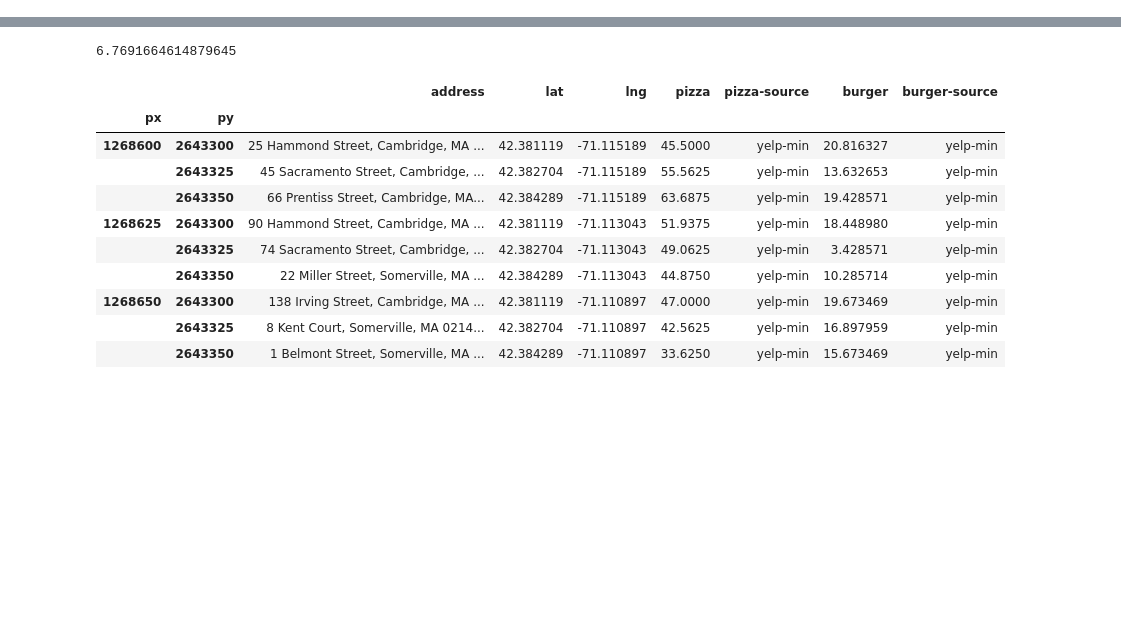
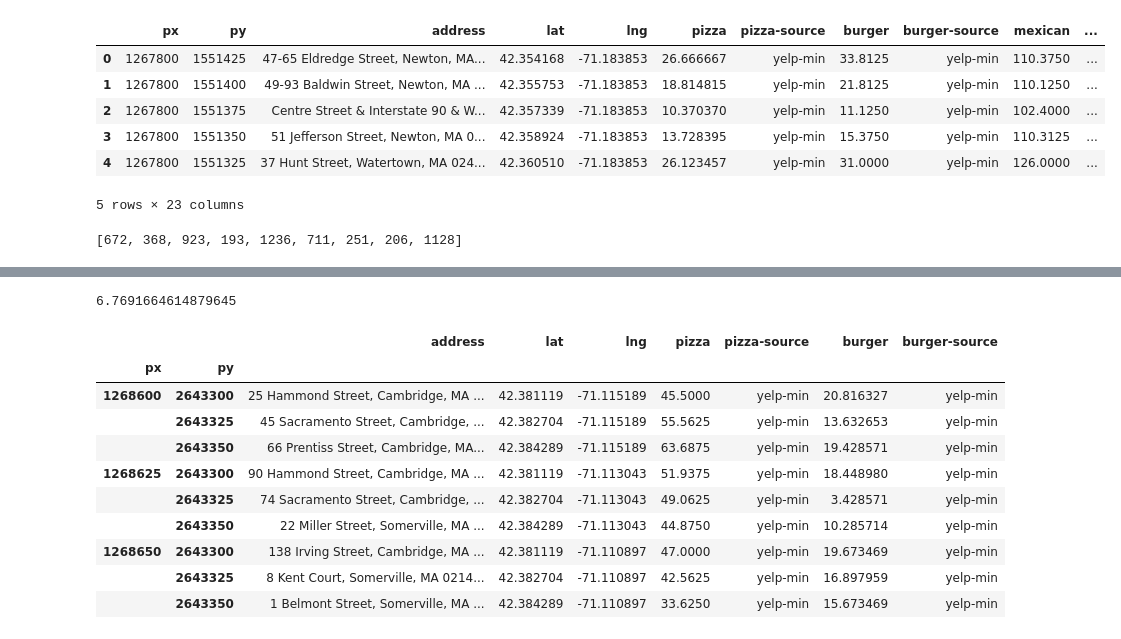
Before and after one commit to matthew-sochor-zz/mapster, a Jupyter notebook: Fixing pandas.ipynb, the cells around one changed output, grey strips where cells are left out. Drawn from its saved outputs; the diff is of its cells as text; code cells hidden in the pictures; blank space fills up the shorter version.

```diff
--- a/Fixing pandas.ipynb
+++ b/Fixing pandas.ipynb
@@ -38,0 +81,15 @@ yelp_map_somerville = mapster.map_yelp(somerville,['pizza','burger'])
+# %%
+watertown = pd.read_pickle('./pickles/watertown.pkl')
+watertown.head()
+# %% [output]
+|  | px | py | address | lat | lng | pizza | pizza-source | burger | burger-source | mexican | ... |
+| 0 | 1267800 | 1551425 | 47-65 Eldredge Street, Newton, MA... | 42.354168 | -71.183853 | 26.666667 | yelp-min | 33.8125 | yelp-min | 110.3750 | ... |
+| 1 | 1267800 | 1551400 | 49-93 Baldwin Street, Newton, MA ... | 42.355753 | -71.183853 | 18.814815 | yelp-min | 21.8125 | yelp-min | 110.1250 | ... |
+| 2 | 1267800 | 1551375 | Centre Street & Interstate 90 & W... | 42.357339 | -71.183853 | 10.370370 | yelp-min | 11.1250 | yelp-min | 102.4000 | ... |
+| 3 | 1267800 | 1551350 | 51 Jefferson Street, Newton, MA 0... | 42.358924 | -71.183853 | 13.728395 | yelp-min | 15.3750 | yelp-min | 110.3125 | ... |
+| 4 | 1267800 | 1551325 | 37 Hunt Street, Watertown, MA 024... | 42.360510 | -71.183853 | 26.123457 | yelp-min | 31.0000 | yelp-min | 126.0000 | ... |
+5 rows × 23 columns
+# %%
+list(val[val['search'] == 'burger']['score'])
+# %% [output]
+[672, 368, 923, 193, 1236, 711, 251, 206, 1128]
```
Also changed, not shown: parts of 10 cells of this notebook, 53 other files.
